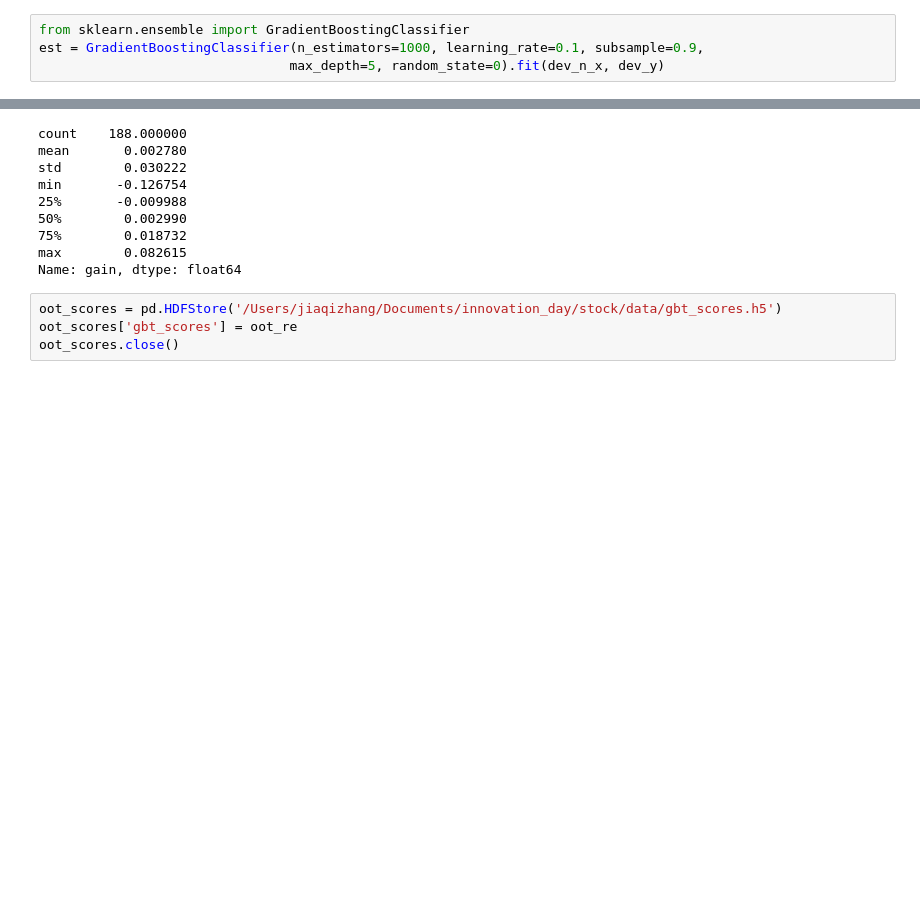
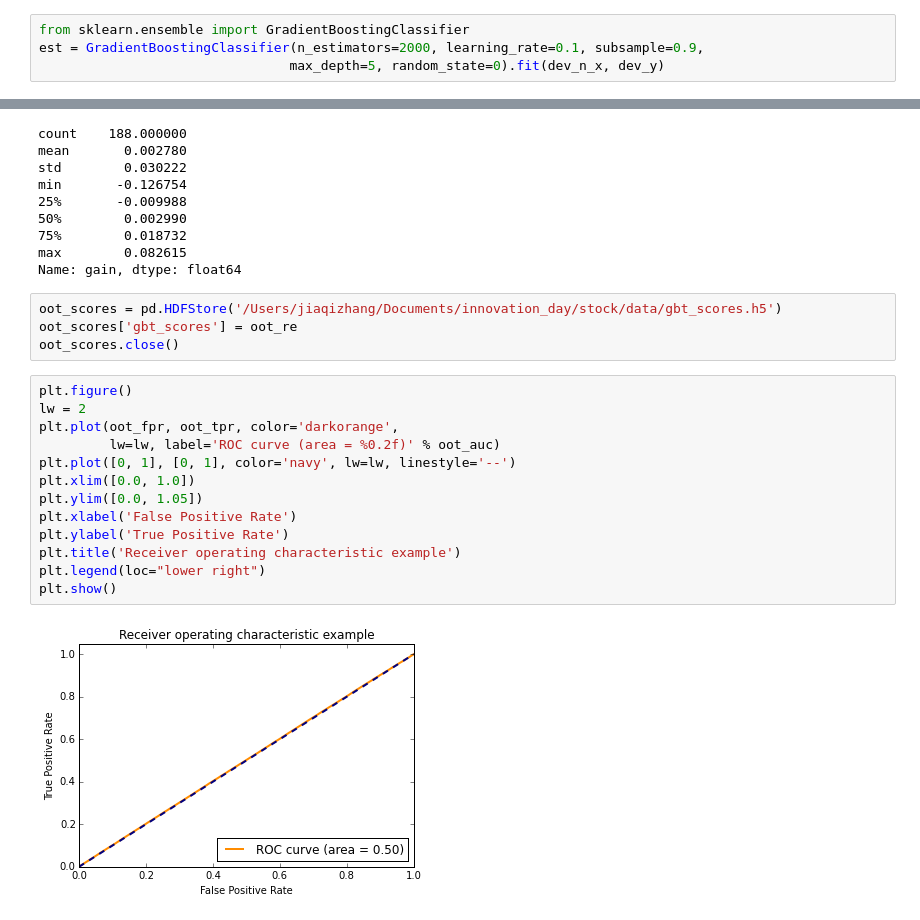
Before and after one commit to zhangjiaqi/innovation_stock, a Jupyter notebook: scripts/02_simple_model.ipynb, the cells around one changed output, grey strips where cells are left out. Drawn from its saved outputs; the diff is of its cells as text; blank space fills up the shorter version.

```diff
--- a/scripts/02_simple_model.ipynb
+++ b/scripts/02_simple_model.ipynb
@@ -429,7 +428,7 @@ Name: gain, dtype: float64
 # GBDT
 # %%
 from sklearn.ensemble import GradientBoostingClassifier
-est = GradientBoostingClassifier(n_estimators=1000, learning_rate=0.1, subsample=0.9,
+est = GradientBoostingClassifier(n_estimators=2000, learning_rate=0.1, subsample=0.9,
                                 max_depth=5, random_state=0).fit(dev_n_x, dev_y)
 # %%
 est.oob_improvement_[0]
@@ -551,3 +550,18 @@ Name: gain, dtype: float64
 oot_scores = pd.HDFStore('/Users/jiaqizhang/Documents/innovation_day/stock/data/gbt_scores.h5')
 oot_scores['gbt_scores'] = oot_re
 oot_scores.close()
+# %%
+plt.figure()
+lw = 2
+plt.plot(oot_fpr, oot_tpr, color='darkorange',
+         lw=lw, label='ROC curve (area = %0.2f)' % oot_auc)
+plt.plot([0, 1], [0, 1], color='navy', lw=lw, linestyle='--')
+plt.xlim([0.0, 1.0])
+plt.ylim([0.0, 1.05])
+plt.xlabel('False Positive Rate')
+plt.ylabel('True Positive Rate')
+plt.title('Receiver operating characteristic example')
+plt.legend(loc="lower right")
+plt.show()
+# %% [output]
+[figure, added]
```
Also changed, not shown: parts of 4 cells of this notebook, 2 other files.
